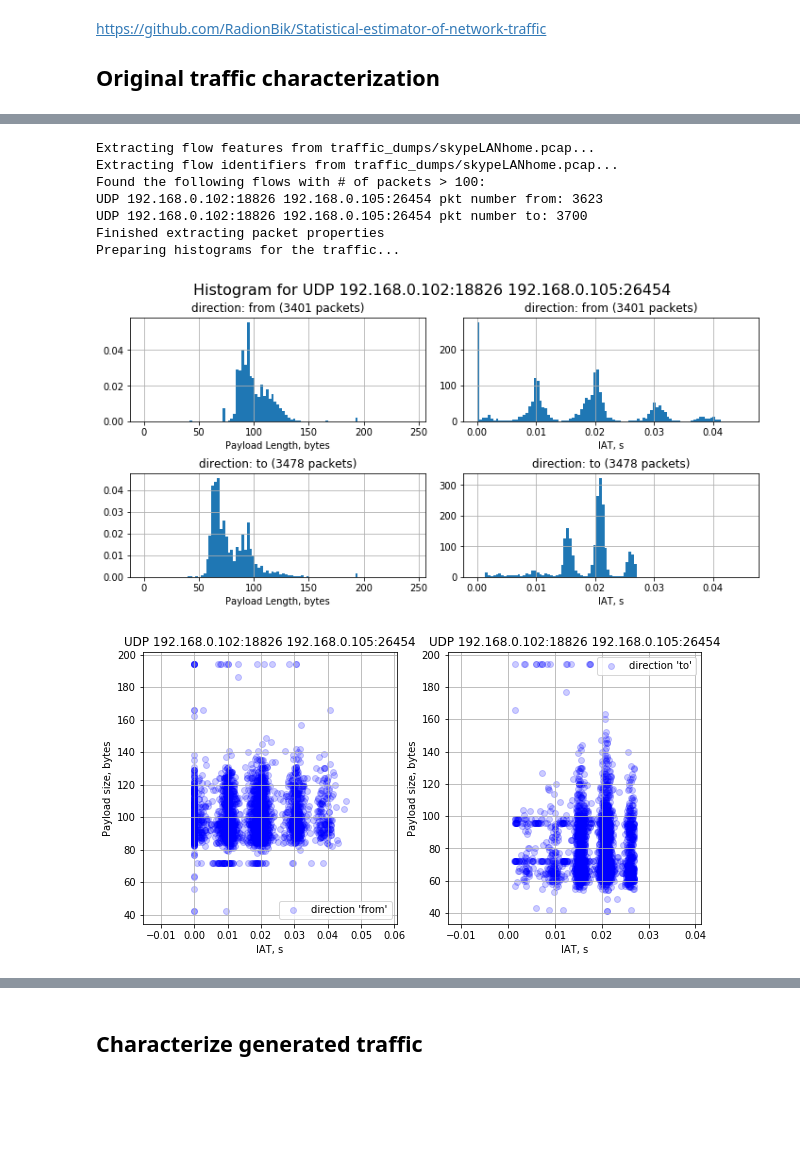
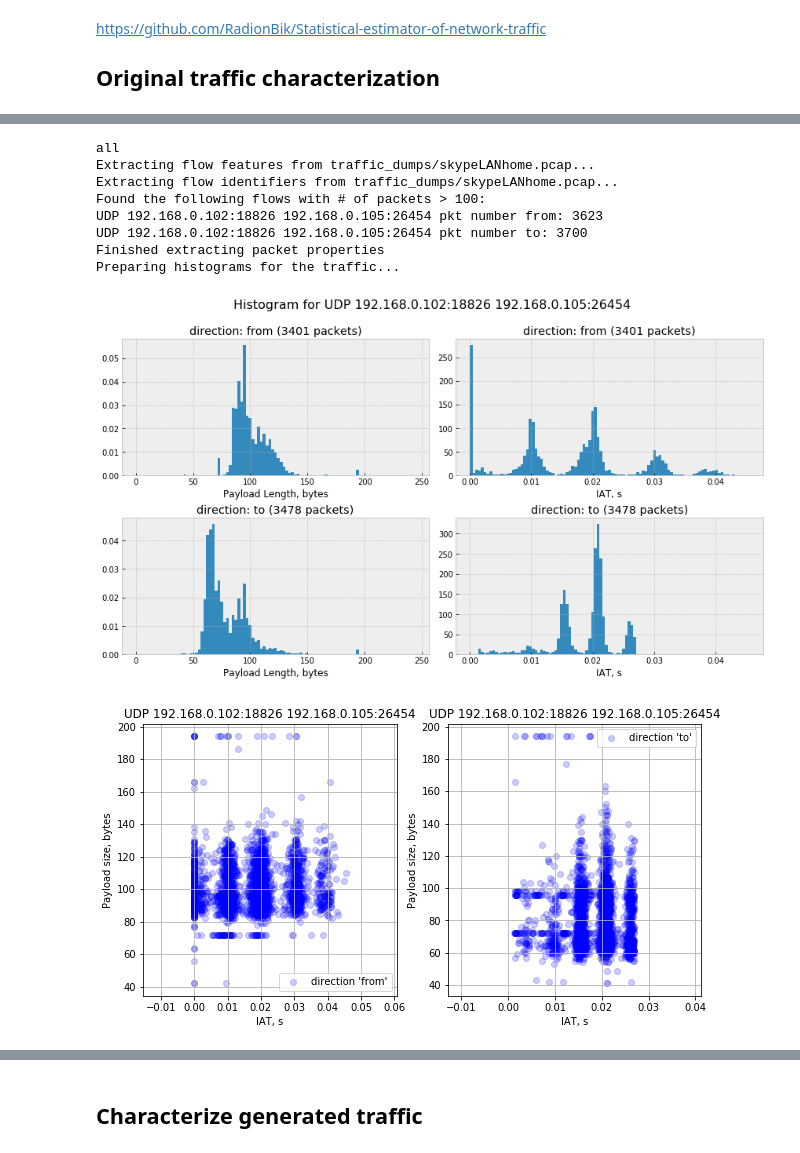
Before and after one commit to RadionBik/Statistical-estimator-of-network-traffic, a Jupyter notebook: hmm_gmm_test.ipynb, the cells around one changed output, grey strips where cells are left out. Cells and saved outputs as stored; diff of their text form; code cells hidden in the pictures; blank space fills up the shorter version.

Commit message:
refactor deviceStat notebook and aux functions | add jupytext files

```diff
--- a/hmm_gmm_test.ipynb
+++ b/hmm_gmm_test.ipynb
@@ -22,20 +17,25 @@ The autoreload extension is already loaded. To reload it, use:
 # %%
 plt.rcParams['figure.figsize'] = [10, 5]
 
 pcapfile = 'traffic_dumps/skypeLANhome.pcap'
-traffic_dfs = getTrafficFeatures(pcapfile,'all','flow',(3,97),100)[0]
-norm_traffic, scalers = normalize_dfs(traffic_dfs)
-plot_hist(traffic_dfs, logScale=0, saveToFile='orig')
-plot_2D_hist(traffic_dfs, logScale=0, saveToFile='orig')
-plot_stat_properties(traffic_dfs, saveToFile='orig')
-goodput_orig = get_goodput(traffic_dfs, '1S', saveToFile='orig')
+traffic_dfs = estimator.getTrafficFeatures(pcapfile,
+                                           typeIdent='flow',
+                                           fileIdent='all',
+                                           percentiles=(3,97),
+                                           min_samples_to_estimate=100)[0]
+norm_traffic, scalers = preprocessors.normalize_dfs(traffic_dfs)
+hist_dfs(traffic_dfs, logScale=0)
+hist_2d_dfs(traffic_dfs, logScale=0)
+plot_stat_properties(traffic_dfs)
+goodput_orig = goodput_dfs(traffic_dfs, '1S')
 # %% [output]
+all
 Extracting flow features from traffic_dumps/skypeLANhome.pcap...
 Extracting flow identifiers from traffic_dumps/skypeLANhome.pcap...
 Found the following flows with # of packets > 100:
 UDP 192.168.0.102:18826 192.168.0.105:26454 pkt number from: 3623
 UDP 192.168.0.102:18826 192.168.0.105:26454 pkt number to: 3700
 Finished extracting packet properties
 Preparing histograms for the traffic...
-[figure, old version]
+[figure, new version]
 [figure]
```
Also changed, not shown: parts of 8 cells of this notebook, 28 other files.
